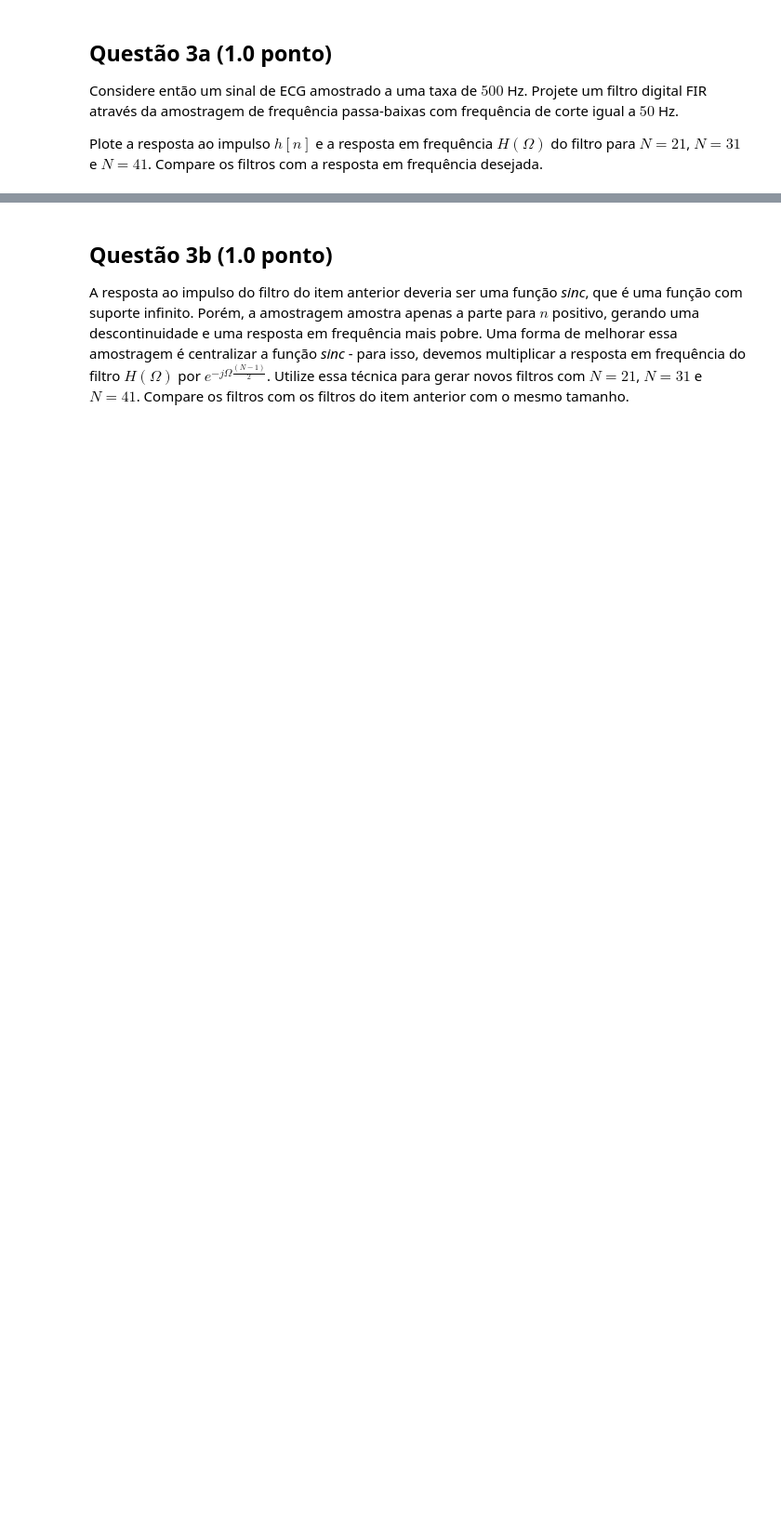
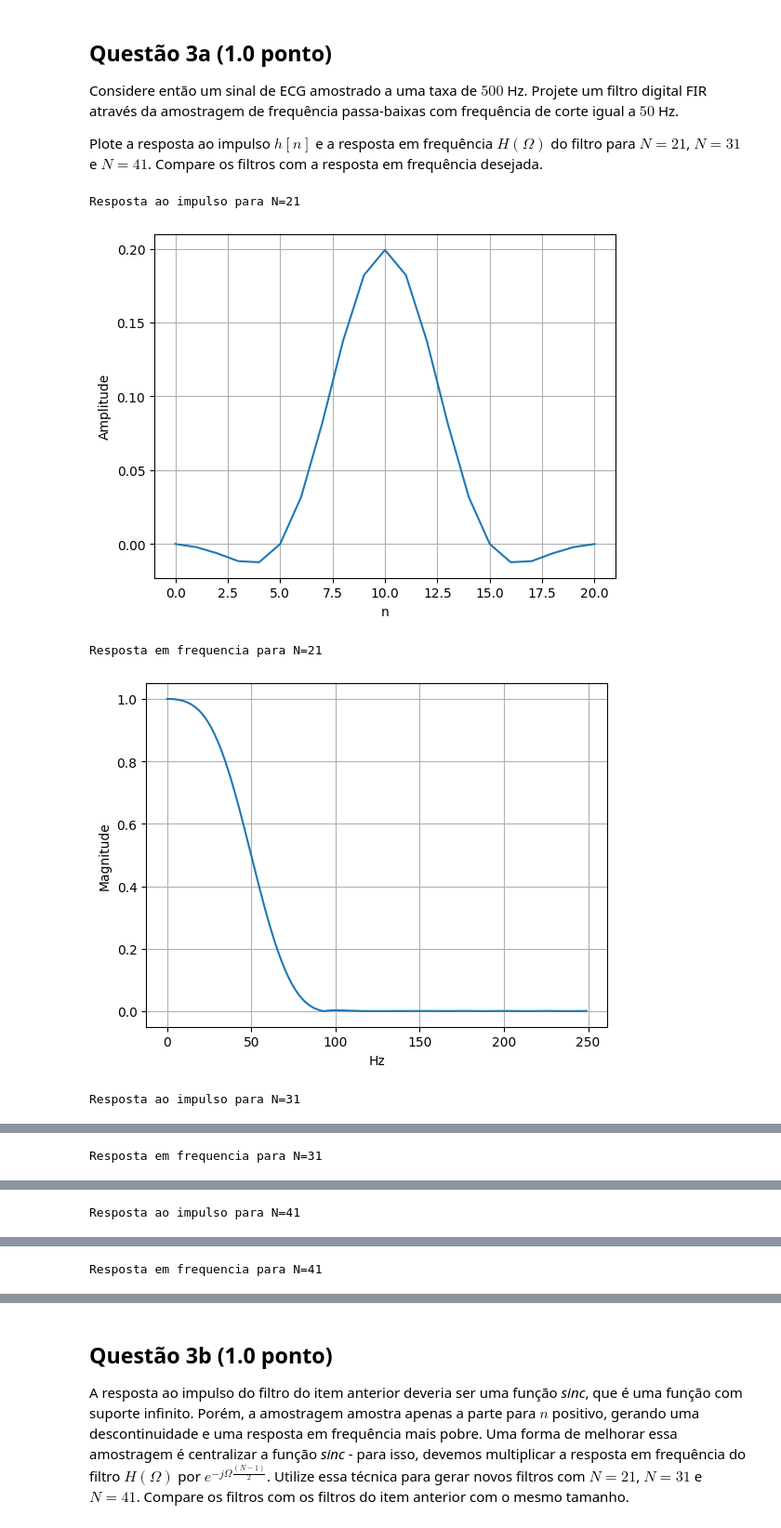
Before and after one commit to CristianoCTS/SSTD, a Jupyter notebook: Projeto-4/211028050-projeto4.ipynb, the cells around one changed output, grey strips where cells are left out. Shown at 93% size. Cells and saved outputs as stored; diff of their text form; code cells hidden in the pictures; blank space fills up the shorter version.

```diff
--- a/Projeto-4/211028050-projeto4.ipynb
+++ b/Projeto-4/211028050-projeto4.ipynb
@@ -308,0 +305,37 @@ Plote a resposta ao impulso $h\left[n\right]$ e a resposta em frequência $H\lef
+# %%
+Fcorte = 50
+Famostragem = 500
+N0 = [21, 31, 41]
+filtro_ideal = []
+T = 1/Famostragem
+
+def filtroI(w):
+    if w <= Fcorte:
+        return 1
+    elif W < Fcorte:
+        return 0
+
+for i in N0:
+
+    resposta_impulso = signal.firwin(i, Fcorte/(Famostragem/2))
+    frequencias, resposta_frequencia = signal.freqz(resposta_impulso, 1, worN=250)
+
+    print(f'Resposta ao impulso para N={i}')
+    plt.plot(resposta_impulso)
+    plt.xlabel('n')
+    plt.ylabel('Amplitude')
+    plt.grid()
+    plt.show()
+
+    print(f'Resposta em frequencia para N={i}')
+    plt.plot(np.abs(resposta_frequencia))
+    plt.xlabel('Hz')
+    plt.ylabel('Magnitude')
+    plt.grid()
+    plt.show()
+# %% [output]
+Resposta ao impulso para N=21
+[figure, added]
+Resposta em frequencia para N=21
+[figure, added]
+Resposta ao impulso para N=31
@@ -308,0 +343 @@ Plote a resposta ao impulso $h\left[n\right]$ e a resposta em frequência $H\lef
+Resposta em frequencia para N=31
@@ -308,0 +345 @@ Plote a resposta ao impulso $h\left[n\right]$ e a resposta em frequência $H\lef
+Resposta ao impulso para N=41
@@ -308,0 +347 @@ Plote a resposta ao impulso $h\left[n\right]$ e a resposta em frequência $H\lef
+Resposta em frequencia para N=41
```
Also changed, not shown: parts of 14 cells of this notebook.
